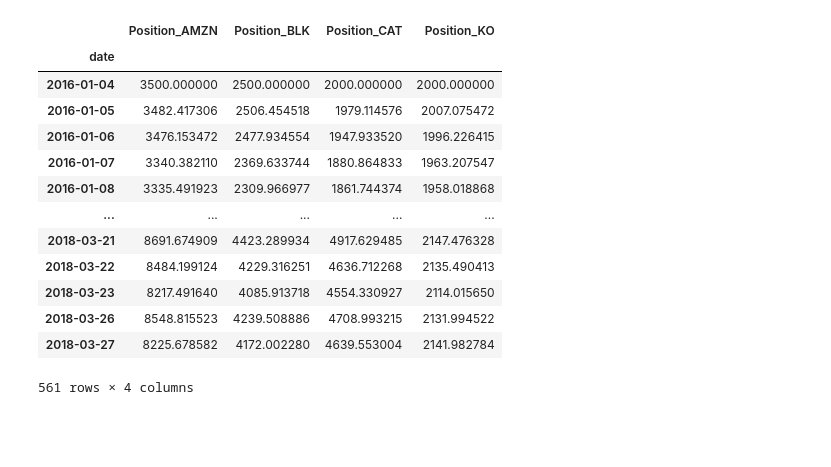
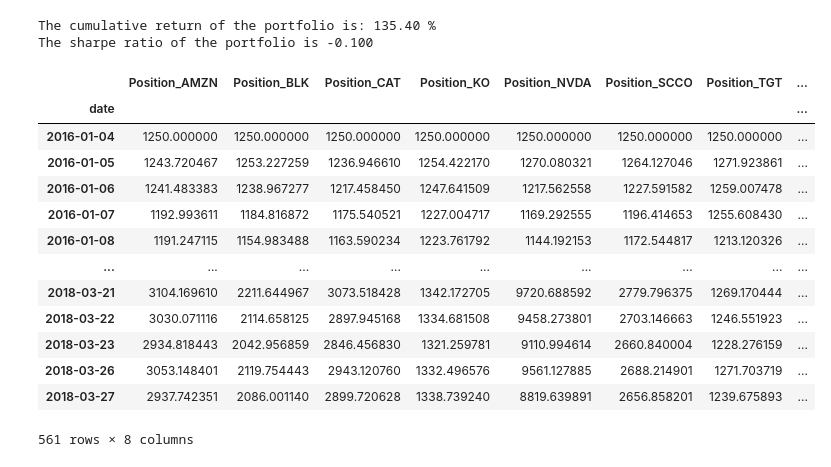
Before and after one commit to PBenavides/Practice_Notebooks, a Jupyter notebook: Finance_with_Python/Markowitz efficient frontier portfolio.ipynb, the cells around one changed output. Cells and saved outputs as stored; diff of their text form; code cells hidden in the pictures; blank space fills up the shorter version.

```diff
--- a/Finance_with_Python/Markowitz efficient frontier portfolio.ipynb
+++ b/Finance_with_Python/Markowitz efficient frontier portfolio.ipynb
@@ -56,17 +42,23 @@ The cumulative return of the portfolio is: 91.79 %
-# %%
-s
-# %% [output]
-|  | Position_AMZN | Position_BLK | Position_CAT | Position_KO |
-| date |  |  |  |  |
-| 2016-01-04 | 3500.000000 | 2500.000000 | 2000.000000 | 2000.000000 |
-| 2016-01-05 | 3482.417306 | 2506.454518 | 1979.114576 | 2007.075472 |
-| 2016-01-06 | 3476.153472 | 2477.934554 | 1947.933520 | 1996.226415 |
-| 2016-01-07 | 3340.382110 | 2369.633744 | 1880.864833 | 1963.207547 |
-| 2016-01-08 | 3335.491923 | 2309.966977 | 1861.744374 | 1958.018868 |
-| ... | ... | ... | ... | ... |
-| 2018-03-21 | 8691.674909 | 4423.289934 | 4917.629485 | 2147.476328 |
-| 2018-03-22 | 8484.199124 | 4229.316251 | 4636.712268 | 2135.490413 |
-| 2018-03-23 | 8217.491640 | 4085.913718 | 4554.330927 | 2114.015650 |
-| 2018-03-26 | 8548.815523 | 4239.508886 | 4708.993215 | 2131.994522 |
-| 2018-03-27 | 8225.678582 | 4172.002280 | 4639.553004 | 2141.982784 |
-561 rows × 4 columns
+# %%
+weights = [0.125,0.125,0.125,0.125,0.125,0.125,0.125,0.125] #This shoul be edited...
+portfolio_position_df = calculate_returns_sharpe_ratio(df,weights)
+# %% [output]
+The cumulative return of the portfolio is: 135.40 %
+The sharpe ratio of the portfolio is -0.100
+# %%
+portfolio_position_df
+# %% [output]
+|  | Position_AMZN | Position_BLK | Position_CAT | Position_KO | Position_NVDA | Position_SCCO | Position_TGT | ... |
+| date |  |  |  |  |  |  |  | ... |
+| 2016-01-04 | 1250.000000 | 1250.000000 | 1250.000000 | 1250.000000 | 1250.000000 | 1250.000000 | 1250.000000 | ... |
+| 2016-01-05 | 1243.720467 | 1253.227259 | 1236.946610 | 1254.422170 | 1270.080321 | 1264.127046 | 1271.923861 | ... |
+| 2016-01-06 | 1241.483383 | 1238.967277 | 1217.458450 | 1247.641509 | 1217.562558 | 1227.591582 | 1259.007478 | ... |
+| 2016-01-07 | 1192.993611 | 1184.816872 | 1175.540521 | 1227.004717 | 1169.292555 | 1196.414653 | 1255.608430 | ... |
+| 2016-01-08 | 1191.247115 | 1154.983488 | 1163.590234 | 1223.761792 | 1144.192153 | 1172.544817 | 1213.120326 | ... |
+| ... | ... | ... | ... | ... | ... | ... | ... | ... |
+| 2018-03-21 | 3104.169610 | 2211.644967 | 3073.518428 | 1342.172705 | 9720.688592 | 2779.796375 | 1269.170444 | ... |
+| 2018-03-22 | 3030.071116 | 2114.658125 | 2897.945168 | 1334.681508 | 9458.273801 | 2703.146663 | 1246.551923 | ... |
+| 2018-03-23 | 2934.818443 | 2042.956859 | 2846.456830 | 1321.259781 | 9110.994614 | 2660.840004 | 1228.276159 | ... |
+| 2018-03-26 | 3053.148401 | 2119.754443 | 2943.120760 | 1332.496576 | 9561.127885 | 2688.214901 | 1271.703719 | ... |
+| 2018-03-27 | 2937.742351 | 2086.001140 | 2899.720628 | 1338.739240 | 8819.639891 | 2656.858201 | 1239.675893 | ... |
+561 rows × 8 columns
```
Also changed, not shown: parts of 17 cells of this notebook.
